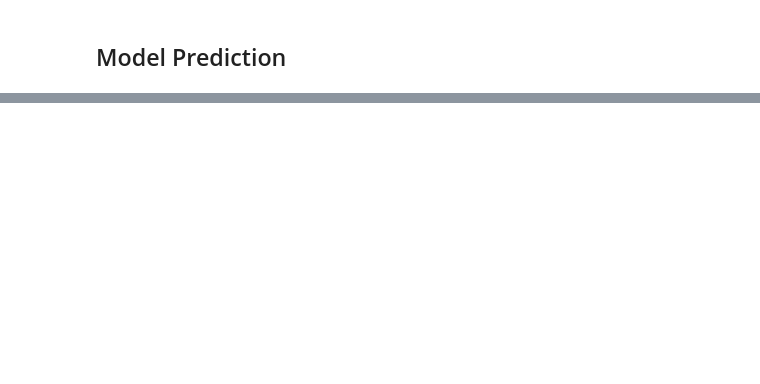
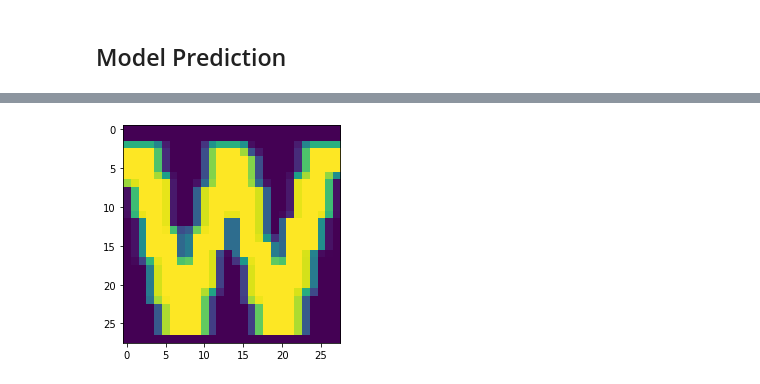
Before and after one commit to wlwlct/HandWritingRecognization, a Jupyter notebook: Train.ipynb, the cells around one changed output, grey strips where cells are left out. Saved outputs shown, nothing was run; the diff lists cells and outputs as text; code cells hidden in the pictures; blank space fills up the shorter version.

```diff
--- a/Train.ipynb
+++ b/Train.ipynb
@@ -488,0 +499,6 @@ plt.imshow(chars.reshape(-1,28))
+# %%
+#chars_feature = X_features(train_X=chars[:1,:,:,:]*255, train_y=np.zeros(1))
+plt.imshow(chars[15,:,:,0])
+chars_feature = X_features(train_X=chars[15:16,:,:,0]*255, train_y=np.zeros(1))
+# %% [output]
+[figure, added]
```
Also changed, not shown: parts of 10 cells of this notebook.
